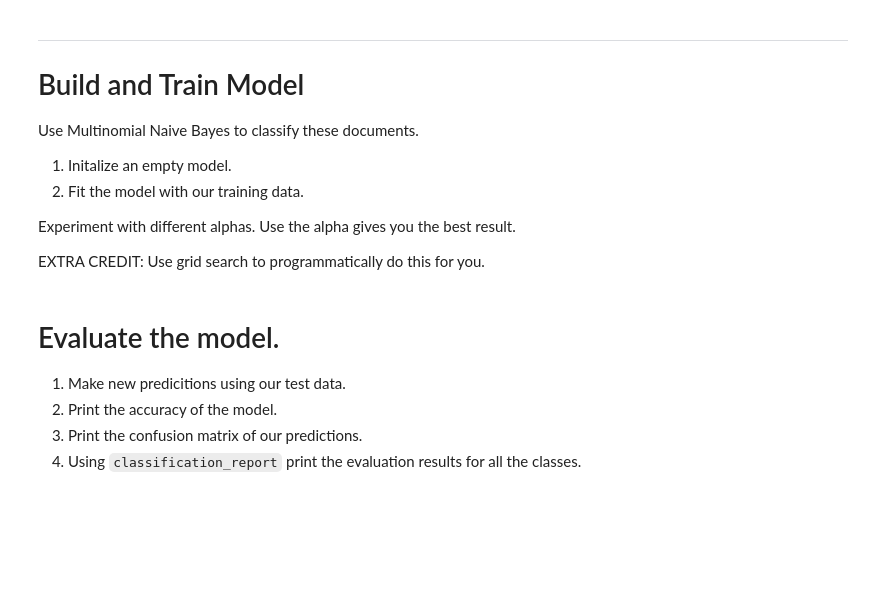
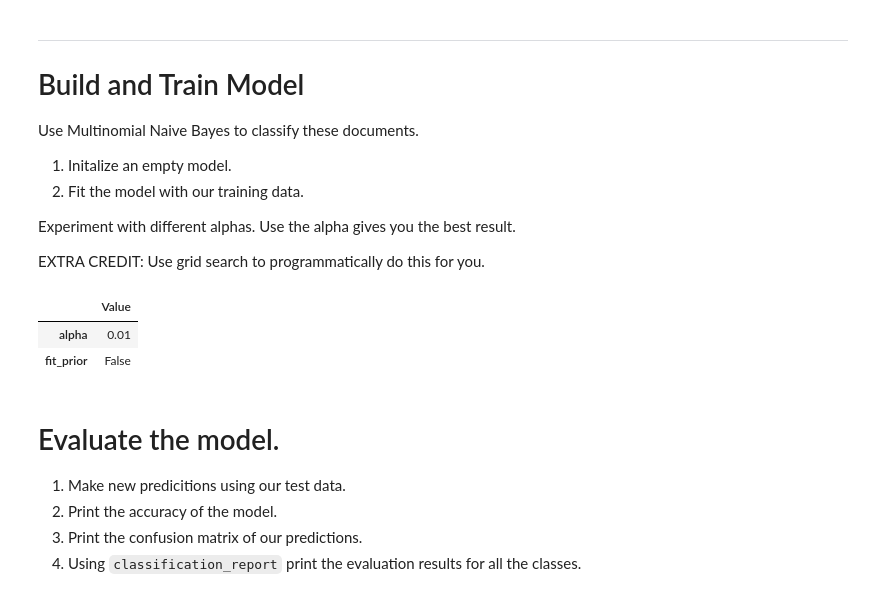
Before and after one commit to LiKenun/2021-fall-data-science, a Jupyter notebook: Week-06-NLP/Exercise-NLP.ipynb, the cells around one changed output. Cells and saved outputs as stored; diff of their text form; code cells hidden in the pictures; blank space fills up the shorter version.

```diff
--- a/Week-06-NLP/Exercise-NLP.ipynb
+++ b/Week-06-NLP/Exercise-NLP.ipynb
@@ -296,5 +296,22 @@ Use Multinomial Naive Bayes to classify these documents.
 Experiment with different alphas.  Use the alpha gives you the best result.
 
 EXTRA CREDIT:  Use grid search to programmatically do this for you.
+# %%
+def find_best_parameters(X_train, y_train, **params):
+    gsc = GridSearchCV(estimator=MultinomialNB(),
+                       param_grid=params,
+                       scoring='accuracy')
+    gsc.fit(X_train, y_train)
+    return gsc.best_params_
+
+params = find_best_parameters(X_train, y_train,
+                              alpha=[0.01, 0.10, 1.00],
+                              fit_prior=[True, False])
+
+pd.DataFrame.from_dict(params, orient='index', columns=['Value'])
+# %% [output]
+|  | Value |
+| alpha | 0.01 |
+| fit_prior | False |
 # %%
 # 1. Initalize an empty model.
```
Also changed, not shown: parts of 11 cells of this notebook.
